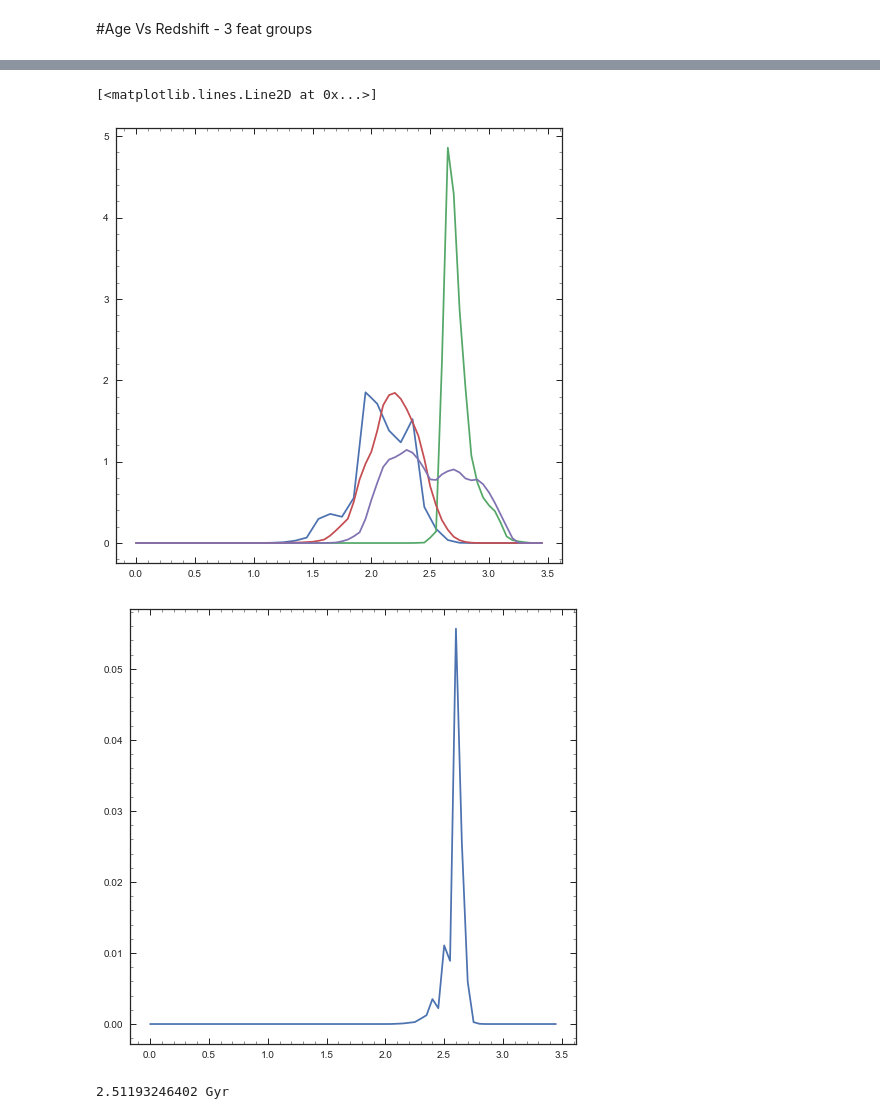
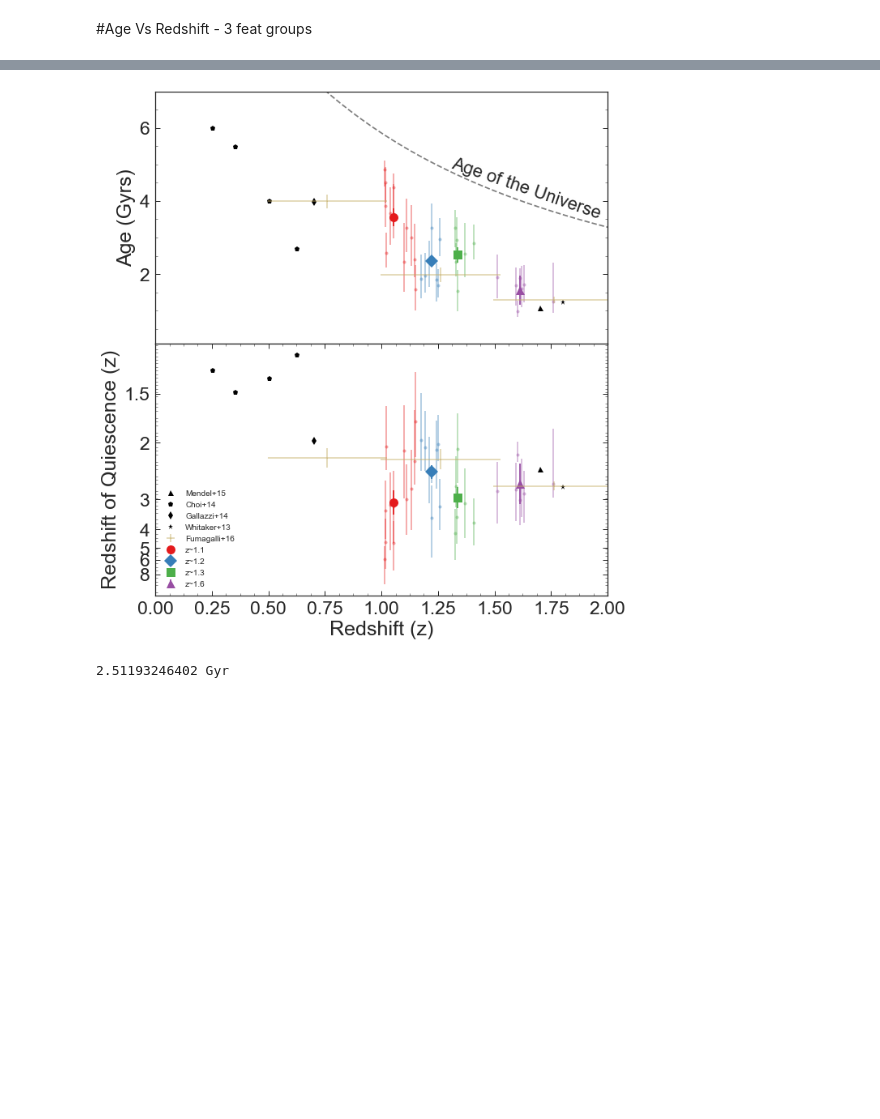
Before and after one commit to Vince-ec/Quiescent_analysis, a Jupyter notebook: scripts/important_plots.ipynb, the cells around one changed output, grey strips where cells are left out. Saved outputs shown, nothing was run; the diff lists cells and outputs as text; code cells hidden in the pictures; blank space fills up the shorter version.

```diff
--- a/scripts/important_plots.ipynb
+++ b/scripts/important_plots.ipynb
@@ -668,55 +636,80 @@ irqPuh = interp1d(rqageuh,Puh)(age_range)/ np.trapz(interp1d(rqageuh,Puh)(age_ra
-# %%
-plt.figure(figsize=[8,8])
-plt.plot(age_range,irqPl)
-plt.plot(age_range,irqPm)
-plt.plot(age_range,irqPh)
-plt.plot(age_range,irqPuh)
-
-plt.figure(figsize=[8,8])
-plt.plot(age_range,irqPl * irqPm * irqPh * irqPuh)
-# %% [output]
-[<matplotlib.lines.Line2D at 0x...>]
-[figure, removed]
-[figure, removed]
 # %%
 ###PLOT
 %matplotlib inline
 
 z=np.linspace(0,2,100)
 ages=[Oldest_galaxy(a) for a in z]
+gs = gridspec.GridSpec(2,1,hspace=0)
+plt.figure(figsize=[10,12])
+# currentAxis = plt.gca()
+plt.subplot(gs[0])
+plt.plot(z,ages,'k--',alpha=.5)
 
-plt.figure(figsize=[12,8])
-currentAxis = plt.gca()
+plt.errorbar(fumx[6:9],fumy[6:9],xerr=herr[6:9],yerr=verr[6:9]
+             ,color=sea.color_palette('muted')[4],zorder=3,fmt='o',alpha=.5,ms=1,label='Fumagalli+16')
+plt.plot(fumx[9],fumy[9],'k^',label='Mendel+15')
+plt.plot(fumx[10:14],fumy[10:14],'kp',label='Choi+14')
+plt.plot(fumx[14],fumy[14],'kd',label='Gallazzi+14')
+plt.plot(fumx[15],fumy[15],'k*',label='Whitaker+13')
+
+plt.errorbar(lzDB['hi_res_specz'],lt,yerr=[lzDB['tx_-_sig_lwa'],lzDB['tx_+_sig_lwa']],color='#e41a1c',alpha=.4,ms=4,fmt='o')
+plt.errorbar(mzDB['hi_res_specz'],mt,yerr=[mzDB['tx_-_sig_lwa'],mzDB['tx_+_sig_lwa']],color='#377eb8',alpha=.4,ms=4,fmt='o')
+plt.errorbar(hzDB['hi_res_specz'],ht,yerr=[hzDB['tx_-_sig_lwa'],hzDB['tx_+_sig_lwa']],color='#4daf4a',alpha=.4,ms=4,fmt='o')
+plt.errorbar(uhzDB['hi_res_specz'],uht,yerr=[uhzDB['tx_-_sig_lwa'],uhzDB['tx_+_sig_lwa']],color='#984ea3',alpha=.4,ms=4,fmt='o')
+
+plt.errorbar(np.median(lzDB['hi_res_specz']),lmed,yerr=[[ller,lher]], color='#e41a1c',ms=11,fmt='o',label='z~1.1')
+plt.errorbar(np.median(mzDB['hi_res_specz']),mmed,yerr=[[mler,mher]], color='#377eb8',ms=11,fmt='D',label='z~1.2')
+plt.errorbar(np.median(hzDB['hi_res_specz']),hmed,yerr=[[hler,hher]], color='#4daf4a',ms=11,fmt='s',label='z~1.3')
+plt.errorbar(np.median(uhzDB['hi_res_specz']),uhmed,yerr=[[uhler,uhher]], color='#984ea3',ms=11,fmt='^',label='z~1.6')
+
+plt.axis([0.,2.0,0.1,7])
+# plt.xlabel('Redshift (z)',size=30)
+plt.xticks([])
+plt.ylabel('Age (Gyrs)',size=25)
+plt.tick_params(axis='both', which='major', labelsize=23)
+plt.minorticks_on()
+plt.text(1.3,4.9,'Age of the Universe',rotation=-19,fontsize=22)
+# plt.legend(fontsize=10)
+
+# currentAxis = plt.gca()
+plt.subplot(gs[1])
+
+plt.errorbar(fumx[6:9],Oldest_galaxy(fumx[6:9]) - fumy[6:9],xerr=herr[6:9],yerr=verr[6:9]
+             ,color=sea.color_palette('muted')[4],zorder=3,fmt='o',alpha=.5,ms=1,label='Fumagalli+16')
+plt.plot(fumx[9], Oldest_galaxy(fumx[9]) - fumy[9],'k^',label='Mendel+15')
+plt.plot(fumx[10:14],Oldest_galaxy(fumx[10:14]) - fumy[10:14],'kp',label='Choi+14')
+plt.plot(fumx[14],Oldest_galaxy(fumx[14]) - fumy[14],'kd',label='Gallazzi+14')
+plt.plot(fumx[15],Oldest_galaxy(fumx[15]) - fumy[15],'k*',label='Whitaker+13')
 
 plt.errorbar(lzDB['hi_res_specz'], Oldest_galaxy(lzDB['hi_res_specz']) - lt,
              yerr=[lzDB['tx_-_sig_dt'],lzDB['tx_+_sig_dt']],color='#e41a1c',alpha=.4,ms=4,fmt='o')
 plt.errorbar(mzDB['hi_res_specz'],Oldest_galaxy(mzDB['hi_res_specz']) - mt,
              yerr=[mzDB['tx_-_sig_dt'],mzDB['tx_+_sig_dt']],color='#377eb8',alpha=.4,ms=4,fmt='o')
 plt.errorbar(hzDB['hi_res_specz'],Oldest_galaxy(hzDB['hi_res_specz']) - ht,
              yerr=[hzDB['tx_-_sig_dt'],hzDB['tx_+_sig_dt']],color='#4daf4a',alpha=.4,ms=4,fmt='o')
 plt.errorbar(uhzDB['hi_res_specz'],Oldest_galaxy(uhzDB['hi_res_specz']) - uht,
              yerr=[uhzDB['tx_-_sig_dt'],uhzDB['tx_+_sig_dt']],color='#984ea3',alpha=.4,ms=4,fmt='o')
 
 plt.errorbar(np.median(lzDB['hi_res_specz']), Oldest_galaxy(np.median(lzDB['hi_res_specz'])) - lmed,
              yerr=[[ller,lher]], color='#e41a1c',ms=11,fmt='o',label='z~1.1')
 plt.errorbar(np.median(mzDB['hi_res_specz']), Oldest_galaxy(np.median(mzDB['hi_res_specz'])) - mmed,
              yerr=[[mler,mher]], color='#377eb8',ms=11,fmt='D',label='z~1.2')
 plt.errorbar(np.median(hzDB['hi_res_specz']), Oldest_galaxy(np.median(hzDB['hi_res_specz'])) - hmed,
              yerr=[[hler,hher]], color='#4daf4a',ms=11,fmt='s',label='z~1.3')
 plt.errorbar(np.median(uhzDB['hi_res_specz']), Oldest_galaxy(np.median(uhzDB['hi_res_specz'])) - uhmed,
              yerr=[[uhler,uhher]], color='#984ea3',ms=11,fmt='^',label='z~1.6')
-
-# plt.axis([0.9,1.7,0,7])
-plt.xlabel('Redshift (z)',size=30)
-plt.ylabel('Redshift of Quiescence (z)',size=30)
-plt.yticks([0.6389,0.76245,0.9315,1.1735,1.5413,2.1489,3.2845,4.278],[8,7,6,5,4,3,2,1.5])
-plt.tick_params(axis='both', which='major', labelsize=17)
+plt.xlim(0.,2.0)
+plt.xlabel('Redshift (z)',size=25)
+plt.ylabel('Redshift of Quiescence (z)',size=25)
+plt.yticks([0.6389,0.9315,1.1735,1.5413,2.1489,3.2845,4.278],[8,6,5,4,3,2,1.5])
+plt.tick_params(axis='both', which='major', labelsize=23)
 plt.minorticks_on()
 plt.gcf().subplots_adjust(bottom=0.16)
-plt.legend(loc=4,fontsize=23)
+plt.legend(loc=3,fontsize=10)
 # plt.show()
-plt.savefig('../plots/delta_age_featgroup_dt_9-4.pdf')
-plt.close()
+plt.savefig('../plots/agevz_combo_11-1.pdf',bbox_inches = 'tight')
+# %% [output]
+[figure, added]
 # %%
 # [0.6389,0.76245,0.9315,1.1735,1.5413,2.1489,3.2845,4.278],[8,7,6,5,4,3,2,1.5]
 
```
Also changed, not shown: parts of 9 cells of this notebook, 10 other files.
